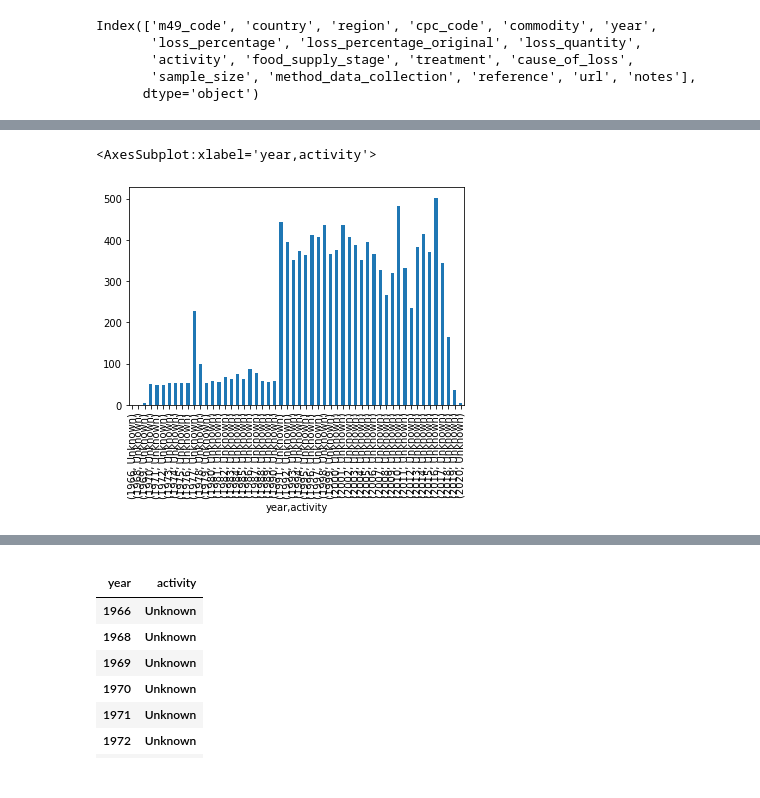
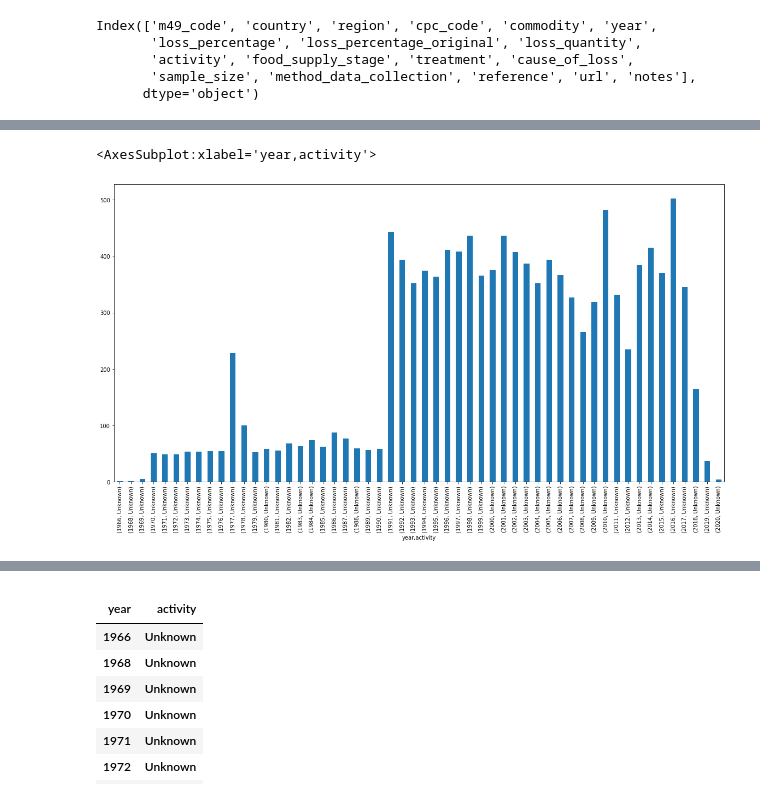
Before and after one commit to pariosur/food_waste, a Jupyter notebook: food_waste/Food Waste Analysis.ipynb, the cells around one changed output, grey strips where cells are left out. Saved outputs shown, nothing was run; the diff lists cells and outputs as text; code cells hidden in the pictures.

```diff
--- a/food_waste/Food Waste Analysis.ipynb
+++ b/food_waste/Food Waste Analysis.ipynb
@@ -115,3 +115,3 @@ As shown, out of the 18 columns only some hold valuable and complete information
 # %%
 #Drop columns not relevant
-df.drop(['region','treatment','loss_quantity','region','url','cause_of_loss','reference','sample_size','notes'],axis=1,inplace=True)
+df.drop(['region','treatment','loss_percentage_original','loss_quantity','region','url','cause_of_loss','reference','sample_size','notes'],axis=1,inplace=True)
@@ -129,8 +132,8 @@ df.head()
 # %%
 a = df.loc[df['activity']=='Unknown']
-
+plt.figure(figsize=(20,10))
 unknown_year = a.groupby('year')['activity'].value_counts().plot(kind='bar',)
 unknown_year
 # %% [output]
 <AxesSubplot:xlabel='year,activity'>
-[figure, old version]
+[figure, new version]
```
Also changed, not shown: parts of 5 cells of this notebook.
